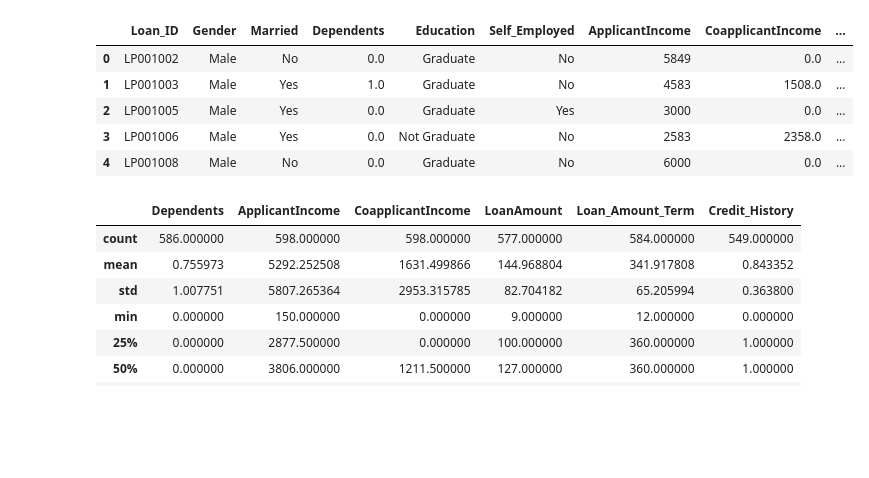
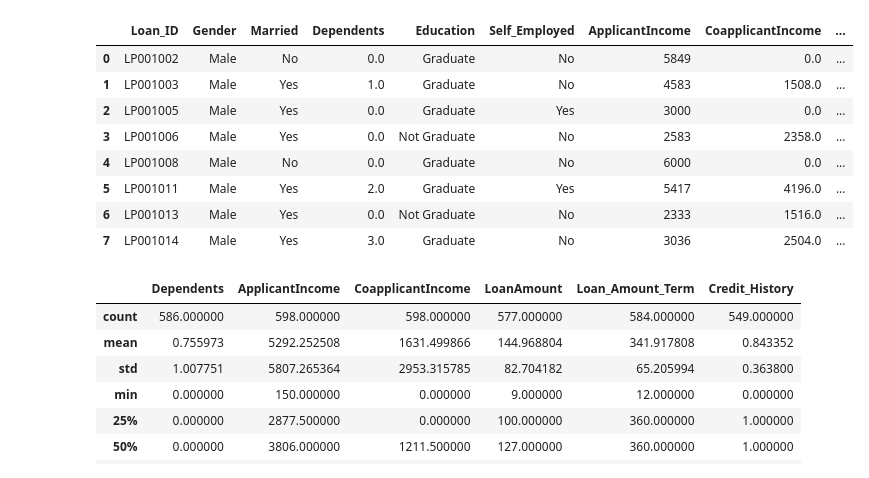
Before and after one commit to Malihashahi/Ai2, a Jupyter notebook: loan.ipynb, the cells around one changed output. Drawn from its saved outputs; the diff is of its cells as text; code cells hidden in the pictures; blank space fills up the shorter version.

Commit message:
get head from data

```diff
--- a/loan.ipynb
+++ b/loan.ipynb
@@ -11,14 +11,17 @@ from sklearn import metrics
 # %%
 data = pd.read_csv('loan.csv')
 # %%
-data.head()
+data.head(8)
 # %% [output]
 |  | Loan_ID | Gender | Married | Dependents | Education | Self_Employed | ApplicantIncome | CoapplicantIncome | ... |
 | 0 | LP001002 | Male | No | 0.0 | Graduate | No | 5849 | 0.0 | ... |
 | 1 | LP001003 | Male | Yes | 1.0 | Graduate | No | 4583 | 1508.0 | ... |
 | 2 | LP001005 | Male | Yes | 0.0 | Graduate | Yes | 3000 | 0.0 | ... |
 | 3 | LP001006 | Male | Yes | 0.0 | Not Graduate | No | 2583 | 2358.0 | ... |
 | 4 | LP001008 | Male | No | 0.0 | Graduate | No | 6000 | 0.0 | ... |
+| 5 | LP001011 | Male | Yes | 2.0 | Graduate | Yes | 5417 | 4196.0 | ... |
+| 6 | LP001013 | Male | Yes | 0.0 | Not Graduate | No | 2333 | 1516.0 | ... |
+| 7 | LP001014 | Male | Yes | 3.0 | Graduate | No | 3036 | 2504.0 | ... |
 # %%
 data.describe()
 # %% [output]
```
